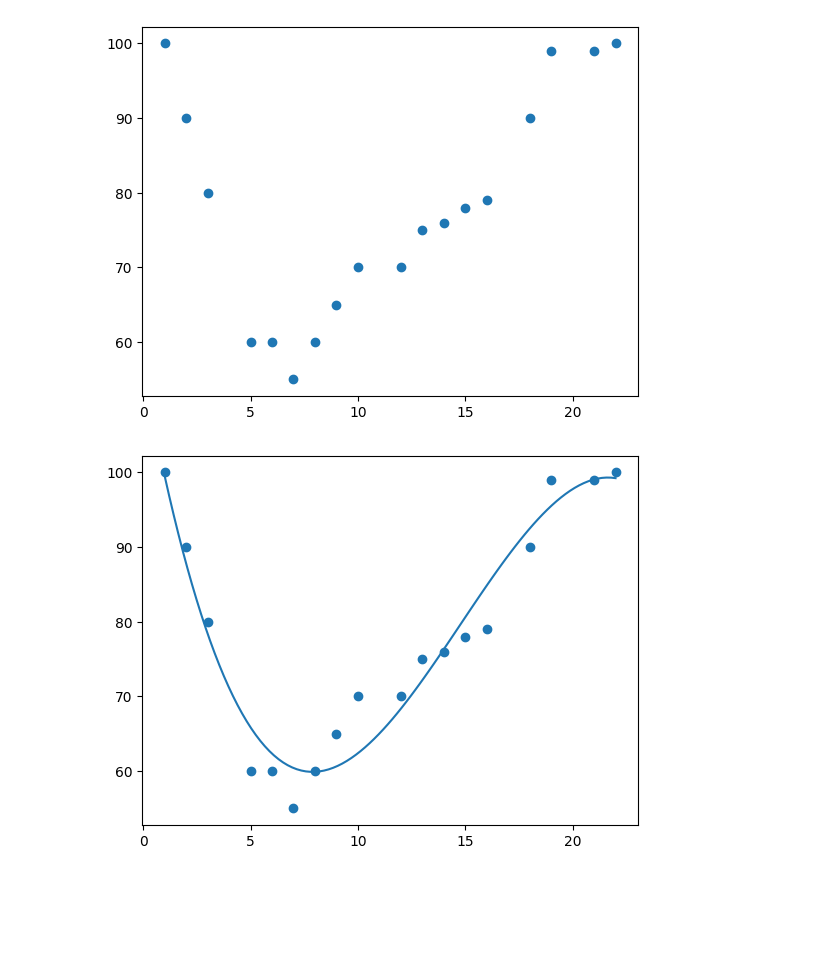
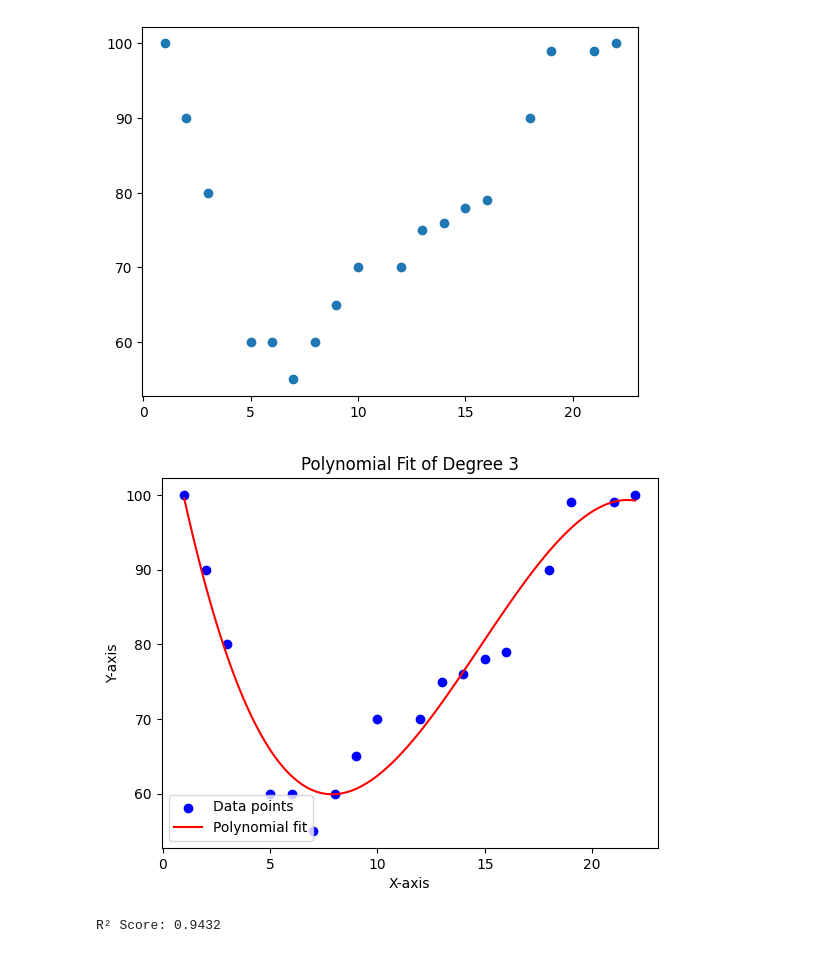
Before and after one commit to energelpen/learning_machine_learning, a Jupyter notebook: Learning/polynomialregression.ipynb, the cells around one changed output. Drawn from its saved outputs; the diff is of its cells as text; code cells hidden in the pictures; blank space fills up the shorter version.

```diff
--- a/Learning/polynomialregression.ipynb
+++ b/Learning/polynomialregression.ipynb
@@ -9,18 +9,32 @@ plt.show()
 # %% [output]
 [figure]
 # %%
-import numpy
+import numpy as np
 import matplotlib.pyplot as plt
+from sklearn.metrics import r2_score
 
-x = [1,2,3,5,6,7,8,9,10,12,13,14,15,16,18,19,21,22]
-y = [100,90,80,60,60,55,60,65,70,70,75,76,78,79,90,99,99,100]
+# Data points
+x = [1, 2, 3, 5, 6, 7, 8, 9, 10, 12, 13, 14, 15, 16, 18, 19, 21, 22]
+y = [100, 90, 80, 60, 60, 55, 60, 65, 70, 70, 75, 76, 78, 79, 90, 99, 99, 100]
 
-mymodel = numpy.poly1d(numpy.polyfit(x, y, 3))
+# Fit a polynomial model of degree 3
+mymodel = np.poly1d(np.polyfit(x, y, 3))
 
-myline = numpy.linspace(1, 22, 100)
+# Generate a line for plotting
+myline = np.linspace(1, 22, 100)
 
-plt.scatter(x, y)
-plt.plot(myline, mymodel(myline))
+# Create the plot
+plt.scatter(x, y, color='blue', label='Data points')
+plt.plot(myline, mymodel(myline), color='red', label='Polynomial fit')
+plt.title('Polynomial Fit of Degree 3')
+plt.xlabel('X-axis')
+plt.ylabel('Y-axis')
+plt.legend()
 plt.show()
+
+# Calculate and print R² score
+r2 = r2_score(y, mymodel(x))
+print(f'R² Score: {r2:.4f}')
 # %% [output]
-[figure, old version]
+[figure, new version]
+R² Score: 0.9432
```
